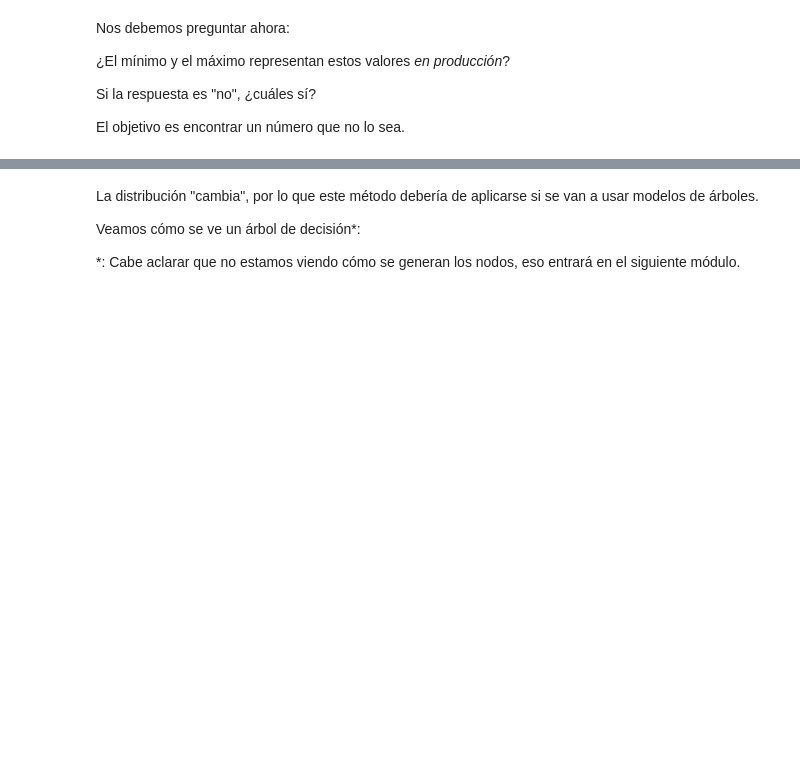
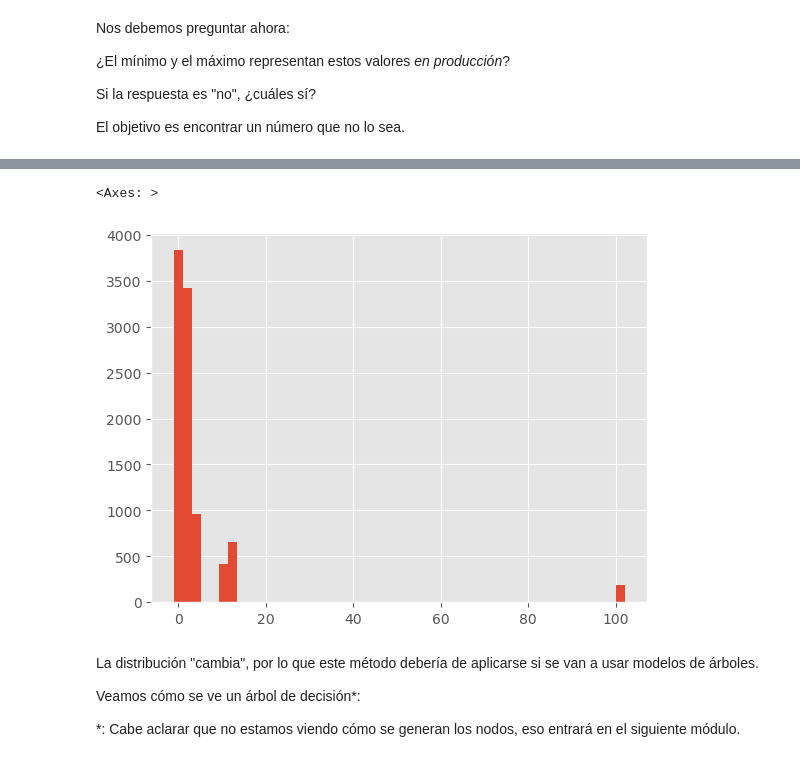
Before and after one commit to HectorH06/Data-Proc-Lab, a Jupyter notebook: Material/6,1_clase_202501.ipynb, the cells around one changed output, grey strips where cells are left out. Saved outputs shown, nothing was run; the diff lists cells and outputs as text; code cells hidden in the pictures; blank space fills up the shorter version.

```diff
--- a/Material/6,1_clase_202501.ipynb
+++ b/Material/6,1_clase_202501.ipynb
@@ -238,3 +242,5 @@ variable = 'CONECTIVIDAD_mbs'
+# %%
+filler = -1
 # %% [markdown]
 Nos debemos preguntar ahora:
 
@@ -244,3 +250,7 @@ Nos debemos preguntar ahora:
 Si la respuesta es "no", ¿cuáles sí?
 
 El objetivo es encontrar un número que no lo sea.
+# %%
+copy = df.copy()
+# %%
+copy[variable].fillna(filler, inplace=True)
@@ -247,3 +264,8 @@ El objetivo es encontrar un número que no lo sea.
+# %%
+copy[variable].hist(bins=50)
+# %% [output]
+<Axes: >
+[figure, added]
 # %% [markdown]
 La distribución "cambia", por lo que este método debería de aplicarse si se van a usar modelos de árboles.
 
```
Also changed, not shown: parts of 2 cells of this notebook, 4 other files.
